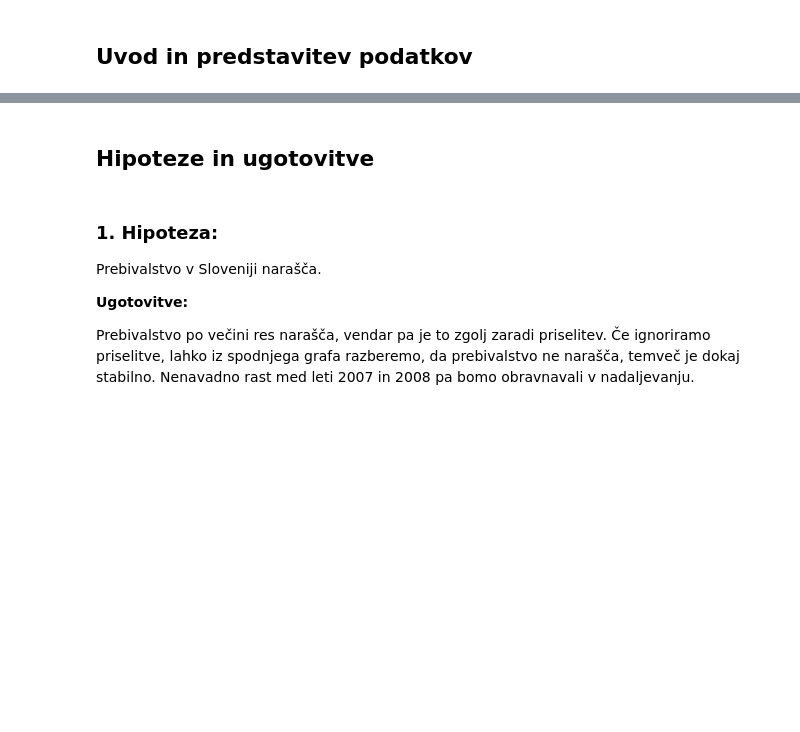
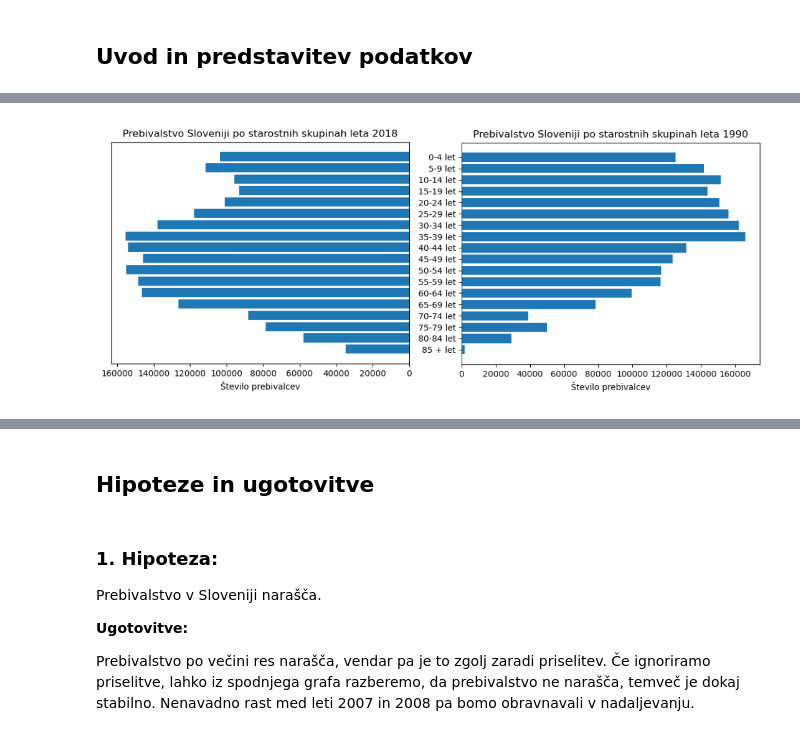
Before and after one commit to TilenMocnik/PR20TMJDLK, a Jupyter notebook: report.ipynb, the cells around one changed output, grey strips where cells are left out. Cells and saved outputs as stored; diff of their text form; code cells hidden in the pictures; blank space fills up the shorter version.

```diff
--- a/report.ipynb
+++ b/report.ipynb
@@ -15,0 +21,5 @@ Za nekatere od zgoraj naštetih podatkov smo imeli na voljo celo več tabel, ven
+# %%
+from IPython.display import Image
+Image(filename='Graphs/sestavaPrebivalsta.png')
+# %% [output]
+[figure, added]
```
Also changed, not shown: parts of 33 cells of this notebook.
